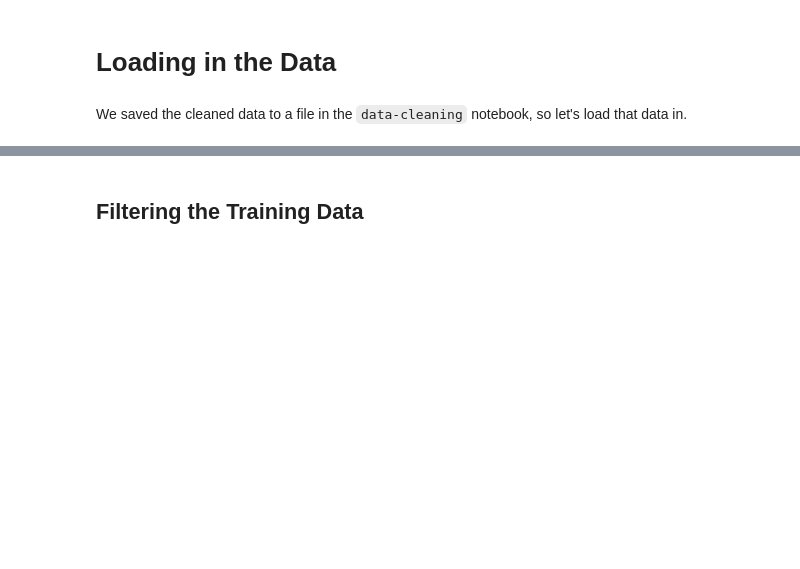
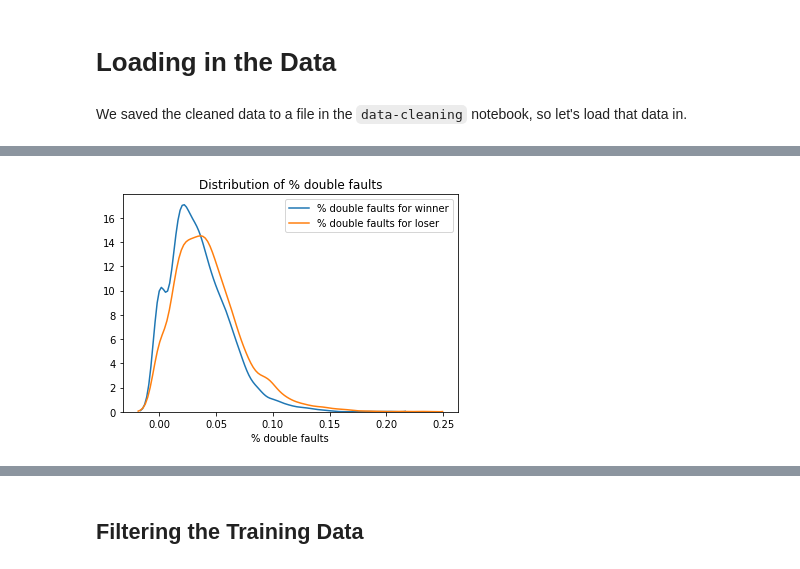
Before and after one commit to rkunani/GameSetMatch, a Jupyter notebook: feature-engineering.ipynb, the cells around one changed output, grey strips where cells are left out. Cells and saved outputs as stored; diff of their text form; code cells hidden in the pictures; blank space fills up the shorter version.

```diff
--- a/feature-engineering.ipynb
+++ b/feature-engineering.ipynb
@@ -22,0 +68,4 @@ match_2018_train_df.head()
+# %%
+plot_dist('w_df%', 'l_df%', '% double faults')
+# %% [output]
+[figure, added]
```
Also changed, not shown: parts of 30 cells of this notebook.
